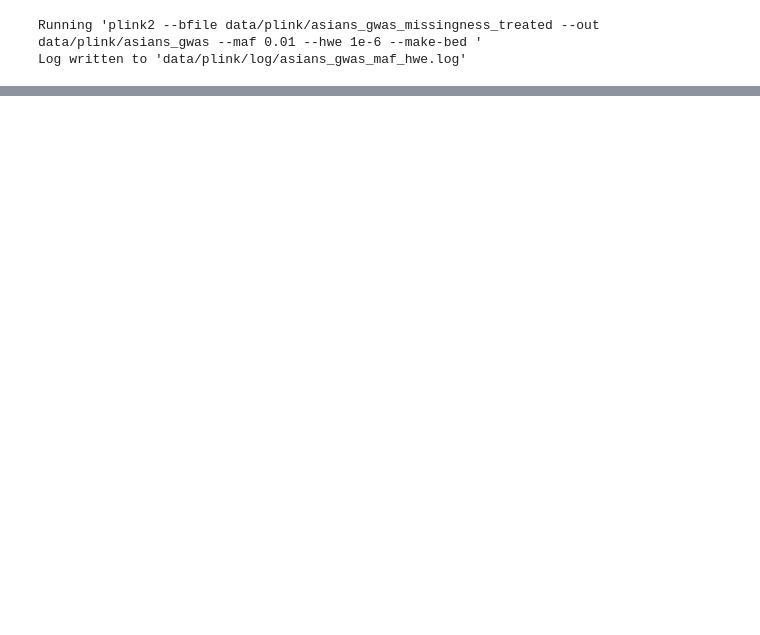
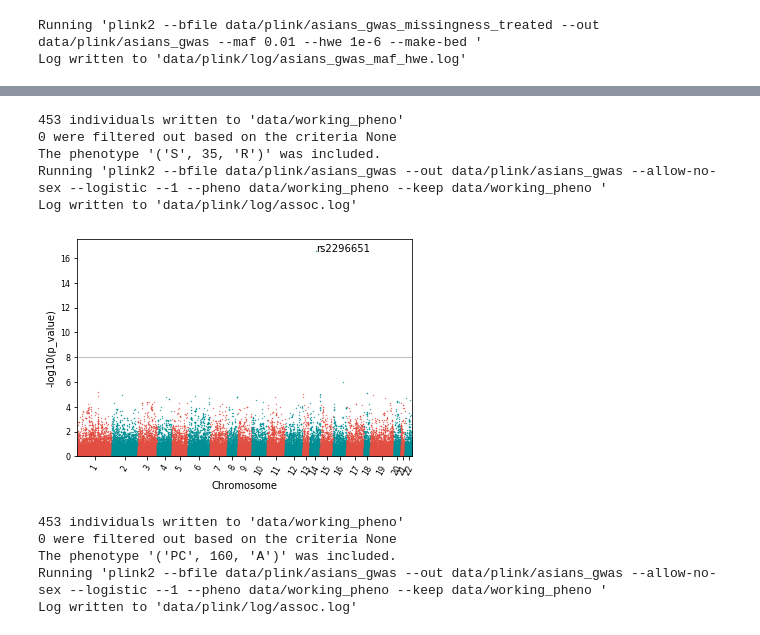
Before and after one commit to matthiaszeller/HBV, a Jupyter notebook: GWAS - Asian individuals.ipynb, the cells around one changed output, grey strips where cells are left out. Drawn from its saved outputs; the diff is of its cells as text; code cells hidden in the pictures; blank space fills up the shorter version.

Commit message:
advancement in GWAS of asian individuals

```diff
--- a/GWAS - Asian individuals.ipynb
+++ b/GWAS - Asian individuals.ipynb
@@ -111,0 +123,24 @@ Log written to 'data/plink/log/asians_gwas_maf_hwe.log'
+# %%
+common.write_phenotypes(PATH_ASIANS_GWAS, phenotype=('S', 35, 'R'), output_path=PATH_WORKING_PHENOTYPES)
+host.run_assoc(binary=True, exclude_chrs=None, file=PATH_ASIANS_GWAS);
+# %% [output]
+453 individuals written to 'data/working_pheno'
+0 were filtered out based on the criteria None
+The phenotype '('S', 35, 'R')' was included.
+Running 'plink2 --bfile data/plink/asians_gwas --out data/plink/asians_gwas --allow-no-sex --logistic --1 --pheno data/working_pheno --keep data/working_pheno '
+Log written to 'data/plink/log/assoc.log'
+# %%
+data = FormatData(PATH_ASIANS_GWAS+'.S_35_R.glm.logistic', sep='\s+', chromosome='#CHROM',
+                  p_value='P')
+GenerateManhattan(data, refSNP='ID', significance=8)
+# %% [output]
+[figure, added]
+# %%
+common.write_phenotypes(PATH_ASIANS_GWAS, phenotype=('PC', 160, 'A'), output_path=PATH_WORKING_PHENOTYPES)
+host.run_assoc(binary=True, exclude_chrs=None, file=PATH_ASIANS_GWAS);
+# %% [output]
+453 individuals written to 'data/working_pheno'
+0 were filtered out based on the criteria None
+The phenotype '('PC', 160, 'A')' was included.
+Running 'plink2 --bfile data/plink/asians_gwas --out data/plink/asians_gwas --allow-no-sex --logistic --1 --pheno data/working_pheno --keep data/working_pheno '
+Log written to 'data/plink/log/assoc.log'
```
Also changed, not shown: parts of 11 cells of this notebook, 3 other files.
